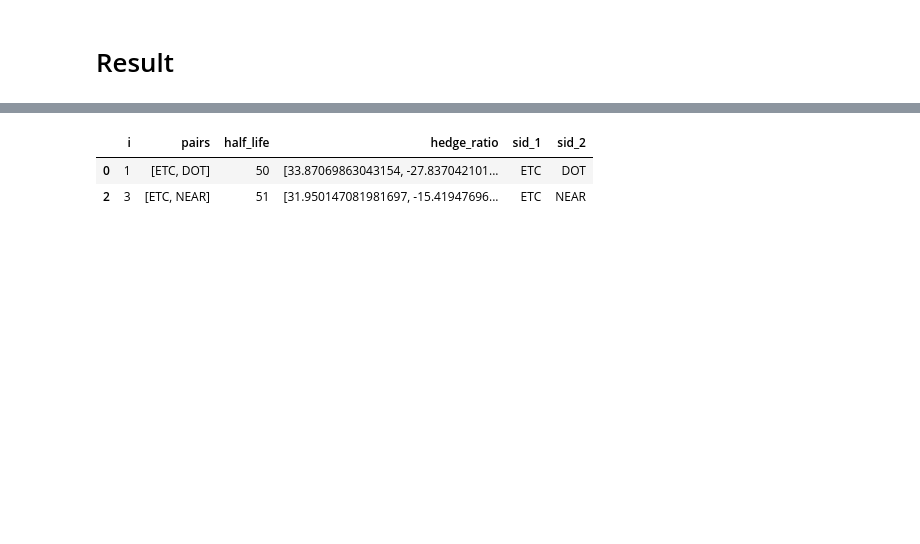
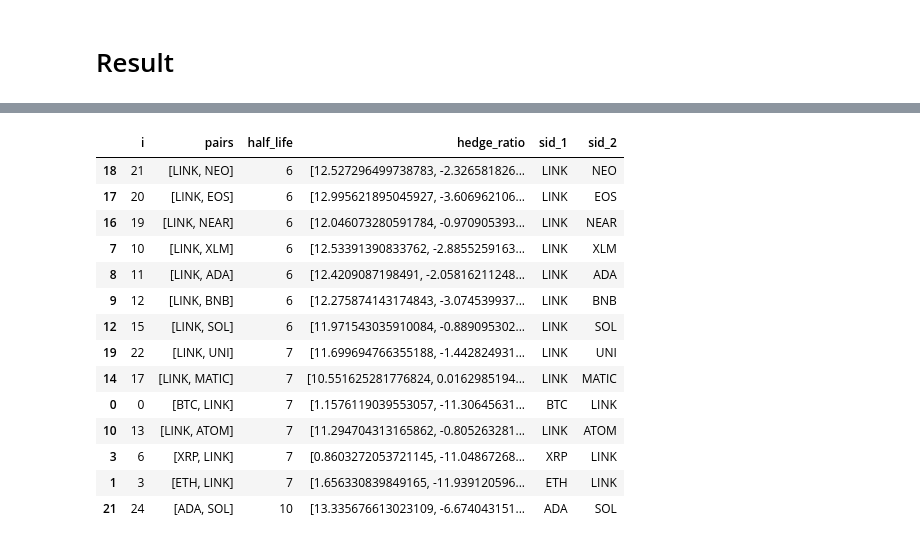
Before and after one commit to beannguyen/crypto-pair-trading, a Jupyter notebook: src/research/Live Test Crypto Pair Trading with Johansen Test.ipynb, the cells around one changed output, grey strips where cells are left out. Cells and saved outputs as stored; diff of their text form; code cells hidden in the pictures; blank space fills up the shorter version.

```diff
--- a/src/research/Live Test Crypto Pair Trading with Johansen Test.ipynb
+++ b/src/research/Live Test Crypto Pair Trading with Johansen Test.ipynb
@@ -22,12 +22,12 @@ plt.ioff()
 # %%
 API_BASE = 'https://fapi.binance.com/fapi/v1/'
-# DATA_PATH = '/mnt/c/Users/vmodg/source/repos/BeanRepos/crypto-pair-trading/data/'
-DATA_PATH = '/mnt/d/Working/PersonalProjects/Trading/trading-agent/crypto-pair-trading/data/crypto/'
-# TIMEFRAME = '1d'
-# lookback = 365
+DATA_PATH = '/mnt/c/Users/vmodg/source/repos/BeanRepos/crypto-pair-trading/data/'
+# DATA_PATH = '/mnt/d/Working/PersonalProjects/Trading/trading-agent/crypto-pair-trading/data/crypto/'
+TIMEFRAME = '1d'
+lookback = 365
 
-TIMEFRAME = '1h'
-lookback = 30*4
+# TIMEFRAME = '1h'
+# lookback = 30*4
 
 # TIMEFRAME = '15m'
 # lookback = 30*4
@@ -368,14 +374,26 @@ stationary_df
 stationary_df.to_csv(f'stationary_df_{TIMEFRAME}.csv', index=False)
 # stationary_df
 # %%
-ignored_symbols = ['LINK', 'ADA', 'AVAX', 'XMR']
+ignored_symbols = ['AVAX', 'XMR', 'ETC', 'DOT']
 # ignored_symbols= []
 mask = ~(stationary_df['sid_1'].isin(ignored_symbols) | stationary_df['sid_2'].isin(ignored_symbols))
 filtered_df = stationary_df[mask]
 # filtered_df['hdiff'] = filtered_df['hedge_ratio'].apply(lambda x: np.sum(x))
 # filtered_df.query('abs(hdiff) <= 10')
 filtered_df
 # %% [output]
 |  | i | pairs | half_life | hedge_ratio | sid_1 | sid_2 |
-| 0 | 1 | [ETC, DOT] | 50 | [33.87069863043154, -27.837042101... | ETC | DOT |
-| 2 | 3 | [ETC, NEAR] | 51 | [31.950147081981697, -15.41947696... | ETC | NEAR |
+| 18 | 21 | [LINK, NEO] | 6 | [12.527296499738783, -2.326581826... | LINK | NEO |
+| 17 | 20 | [LINK, EOS] | 6 | [12.995621895045927, -3.606962106... | LINK | EOS |
+| 16 | 19 | [LINK, NEAR] | 6 | [12.046073280591784, -0.970905393... | LINK | NEAR |
+| 7 | 10 | [LINK, XLM] | 6 | [12.53391390833762, -2.8855259163... | LINK | XLM |
+| 8 | 11 | [LINK, ADA] | 6 | [12.4209087198491, -2.05816211248... | LINK | ADA |
+| 9 | 12 | [LINK, BNB] | 6 | [12.275874143174843, -3.074539937... | LINK | BNB |
+| 12 | 15 | [LINK, SOL] | 6 | [11.971543035910084, -0.889095302... | LINK | SOL |
+| 19 | 22 | [LINK, UNI] | 7 | [11.699694766355188, -1.442824931... | LINK | UNI |
+| 14 | 17 | [LINK, MATIC] | 7 | [10.551625281776824, 0.0162985194... | LINK | MATIC |
+| 0 | 0 | [BTC, LINK] | 7 | [1.1576119039553057, -11.30645631... | BTC | LINK |
+| 10 | 13 | [LINK, ATOM] | 7 | [11.294704313165862, -0.805263281... | LINK | ATOM |
+| 3 | 6 | [XRP, LINK] | 7 | [0.8603272053721145, -11.04867268... | XRP | LINK |
+| 1 | 3 | [ETH, LINK] | 7 | [1.656330839849165, -11.939120596... | ETH | LINK |
+| 21 | 24 | [ADA, SOL] | 10 | [13.335676613023109, -6.674043151... | ADA | SOL |
```
Also changed, not shown: parts of 4 cells of this notebook, 4 other files.
